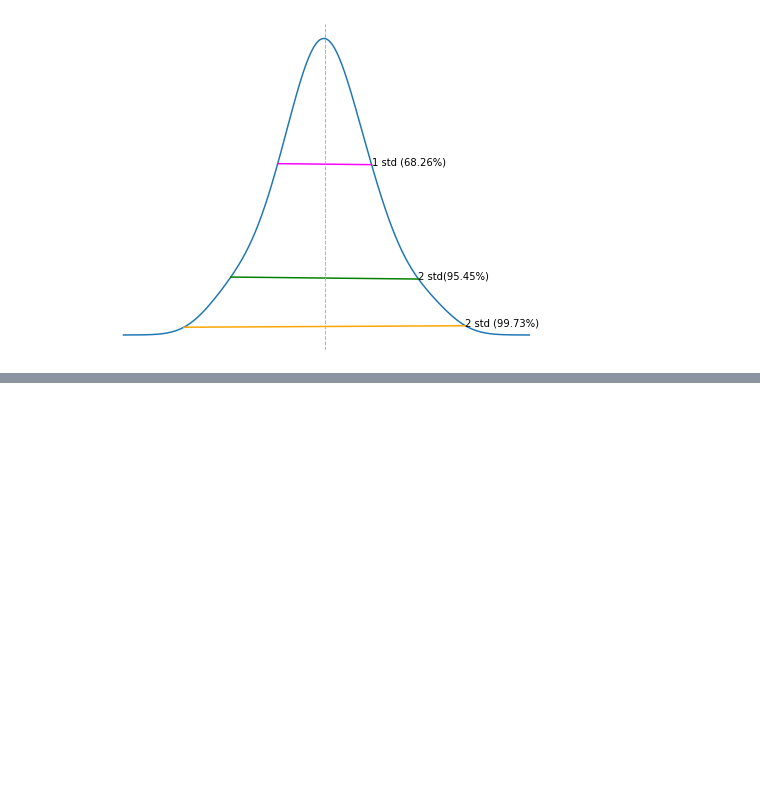
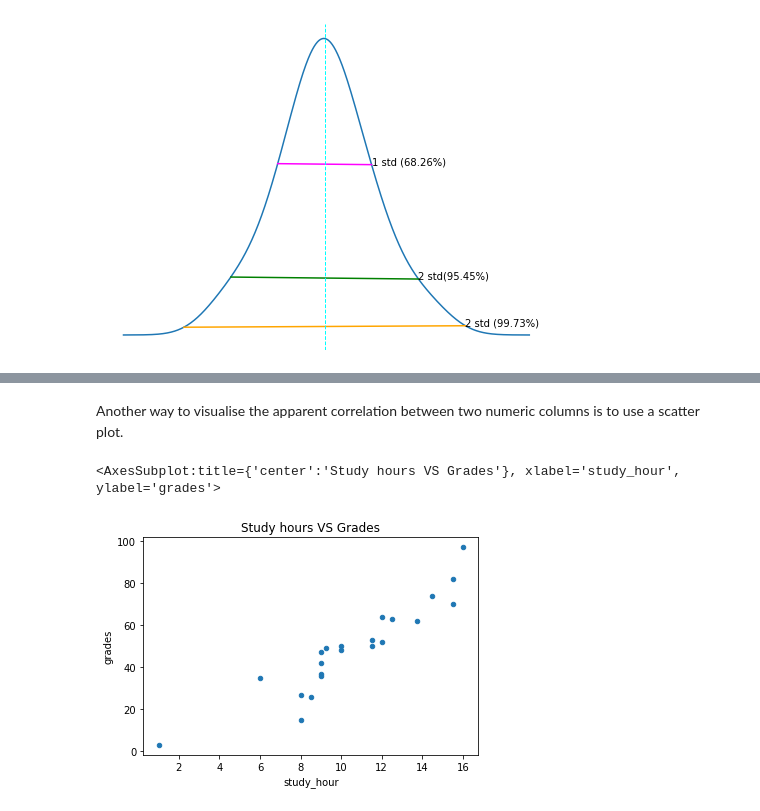
Before and after one commit to Joan-Wanjiru-N/MS-Ignite-2022, a Jupyter notebook: Explore data with NumPy and Pandas.ipynb, the cells around one changed output, grey strips where cells are left out. Drawn from its saved outputs; the diff is of its cells as text; code cells hidden in the pictures; blank space fills up the shorter version.

```diff
--- a/Explore data with NumPy and Pandas.ipynb
+++ b/Explore data with NumPy and Pandas.ipynb
@@ -601,0 +701,7 @@ plt.show()
+# %% [markdown]
+Another way to visualise the apparent correlation between two numeric columns is to use a scatter plot.
+# %%
+df_students.plot.scatter( title = 'Study hours VS Grades', x = 'study_hour', y = 'grades')
+# %% [output]
+<AxesSubplot:title={'center':'Study hours VS Grades'}, xlabel='study_hour', ylabel='grades'>
+[figure, added]
```
Also changed, not shown: parts of 21 cells of this notebook.
